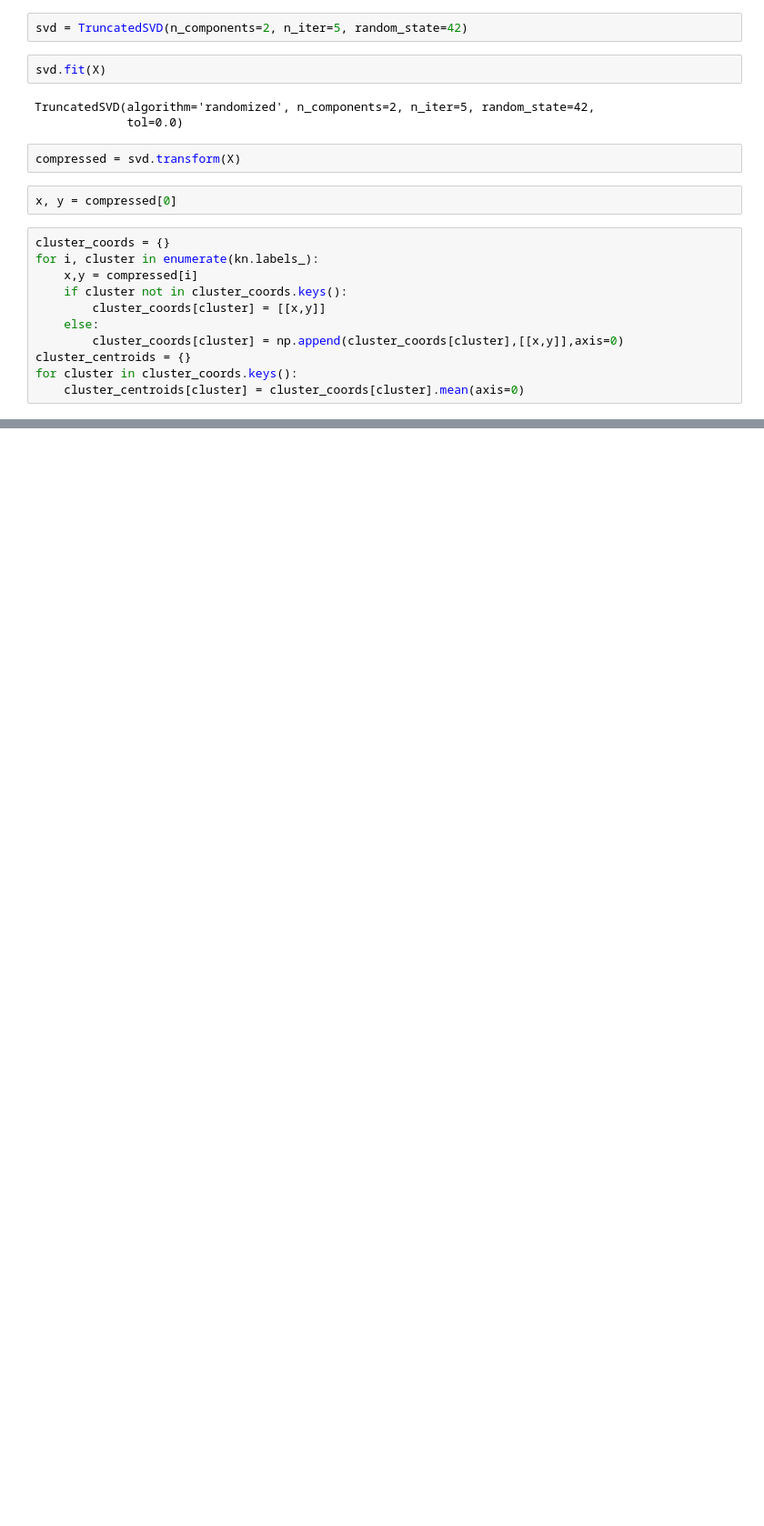
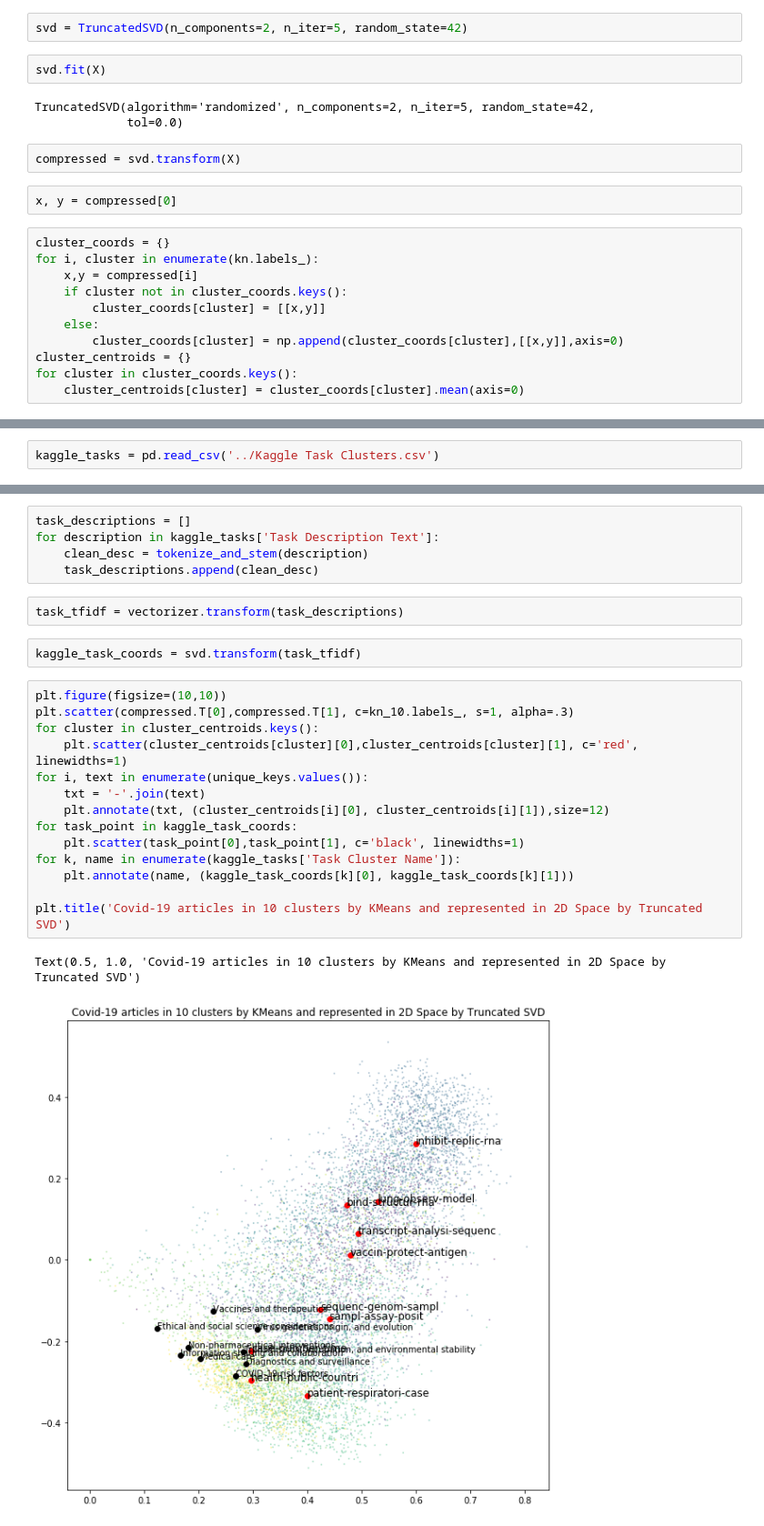
Before and after one commit to michellemho/covid-19, a Jupyter notebook: covid-19-papers/text_exploration.ipynb, the cells around one changed output, grey strips where cells are left out. Shown: that part at 91% size. Drawn from its saved outputs; the diff is of its cells as text; blank space fills up the shorter version.

```diff
--- a/covid-19-papers/text_exploration.ipynb
+++ b/covid-19-papers/text_exploration.ipynb
@@ -214,0 +347,2 @@ Text(0.5, 1.0, 'Covid-19 articles in 10 clusters by KMeans and represented in 2D
+# %%
+kaggle_tasks = pd.read_csv('../Kaggle Task Clusters.csv')
@@ -214,0 +358,26 @@ Text(0.5, 1.0, 'Covid-19 articles in 10 clusters by KMeans and represented in 2D
+# %%
+task_descriptions = []
+for description in kaggle_tasks['Task Description Text']:
+    clean_desc = tokenize_and_stem(description)
+    task_descriptions.append(clean_desc)
+# %%
+task_tfidf = vectorizer.transform(task_descriptions)
+# %%
+kaggle_task_coords = svd.transform(task_tfidf)
+# %%
+plt.figure(figsize=(10,10))
+plt.scatter(compressed.T[0],compressed.T[1], c=kn_10.labels_, s=1, alpha=.3)
+for cluster in cluster_centroids.keys():
+    plt.scatter(cluster_centroids[cluster][0],cluster_centroids[cluster][1], c='red', linewidths=1)
+for i, text in enumerate(unique_keys.values()):
+    txt = '-'.join(text)
+    plt.annotate(txt, (cluster_centroids[i][0], cluster_centroids[i][1]),size=12)
+for task_point in kaggle_task_coords:
+    plt.scatter(task_point[0],task_point[1], c='black', linewidths=1)
+for k, name in enumerate(kaggle_tasks['Task Cluster Name']):
+    plt.annotate(name, (kaggle_task_coords[k][0], kaggle_task_coords[k][1]))
+
+plt.title('Covid-19 articles in 10 clusters by KMeans and represented in 2D Space by Truncated SVD')
+# %% [output]
+Text(0.5, 1.0, 'Covid-19 articles in 10 clusters by KMeans and represented in 2D Space by Truncated SVD')
+[figure, added]
```
Also changed, not shown: parts of 56 cells of this notebook.
